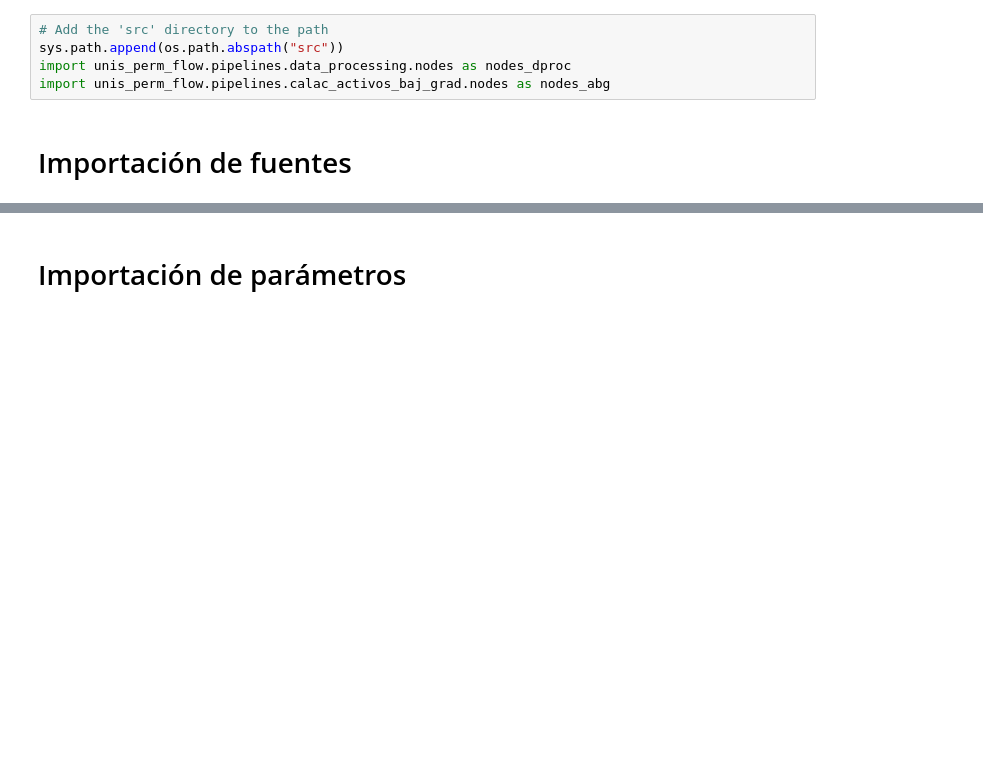
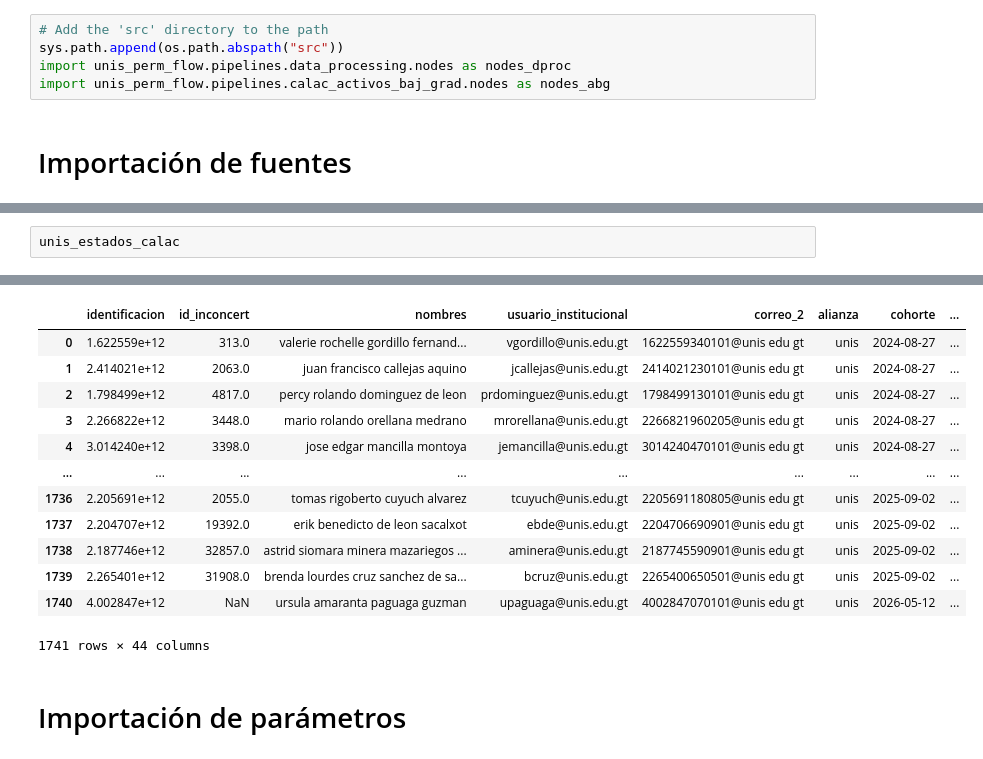
Before and after one commit to juanjimenez-design/unis_perm_flow, a Jupyter notebook: notebooks/nb_calac_activos_baj_grad.ipynb, the cells around one changed output, grey strips where cells are left out. Drawn from its saved outputs; the diff is of its cells as text; blank space fills up the shorter version.

```diff
--- a/notebooks/nb_calac_activos_baj_grad.ipynb
+++ b/notebooks/nb_calac_activos_baj_grad.ipynb
@@ -60,0 +61,3 @@ unis_estados_calac = catalog.load('unis_estados_calac')
+# %%
+unis_estados_calac
+# %% [output]
@@ -61,3 +65,16 @@ unis_estados_calac = catalog.load('unis_estados_calac')
+|  | identificacion | id_inconcert | nombres | usuario_institucional | correo_2 | alianza | cohorte | ... |
+| 0 | 1.622559e+12 | 313.0 | valerie rochelle gordillo fernand... | vgordillo@unis.edu.gt | 1622559340101@unis edu gt | unis | 2024-08-27 | ... |
+| 1 | 2.414021e+12 | 2063.0 | juan francisco callejas aquino | jcallejas@unis.edu.gt | 2414021230101@unis edu gt | unis | 2024-08-27 | ... |
+| 2 | 1.798499e+12 | 4817.0 | percy rolando dominguez de leon | prdominguez@unis.edu.gt | 1798499130101@unis edu gt | unis | 2024-08-27 | ... |
+| 3 | 2.266822e+12 | 3448.0 | mario rolando orellana medrano | mrorellana@unis.edu.gt | 2266821960205@unis edu gt | unis | 2024-08-27 | ... |
+| 4 | 3.014240e+12 | 3398.0 | jose edgar mancilla montoya | jemancilla@unis.edu.gt | 3014240470101@unis edu gt | unis | 2024-08-27 | ... |
+| ... | ... | ... | ... | ... | ... | ... | ... | ... |
+| 1736 | 2.205691e+12 | 2055.0 | tomas rigoberto cuyuch alvarez | tcuyuch@unis.edu.gt | 2205691180805@unis edu gt | unis | 2025-09-02 | ... |
+| 1737 | 2.204707e+12 | 19392.0 | erik benedicto de leon sacalxot | ebde@unis.edu.gt | 2204706690901@unis edu gt | unis | 2025-09-02 | ... |
+| 1738 | 2.187746e+12 | 32857.0 | astrid siomara minera mazariegos ... | aminera@unis.edu.gt | 2187745590901@unis edu gt | unis | 2025-09-02 | ... |
+| 1739 | 2.265401e+12 | 31908.0 | brenda lourdes cruz sanchez de sa... | bcruz@unis.edu.gt | 2265400650501@unis edu gt | unis | 2025-09-02 | ... |
+| 1740 | 4.002847e+12 | NaN | ursula amaranta paguaga guzman | upaguaga@unis.edu.gt | 4002847070101@unis edu gt | unis | 2026-05-12 | ... |
+1741 rows × 44 columns
 # %% [markdown]
 # Importación de parámetros
 # %%
```
Also changed, not shown: parts of 4 cells of this notebook, 1 other file.
